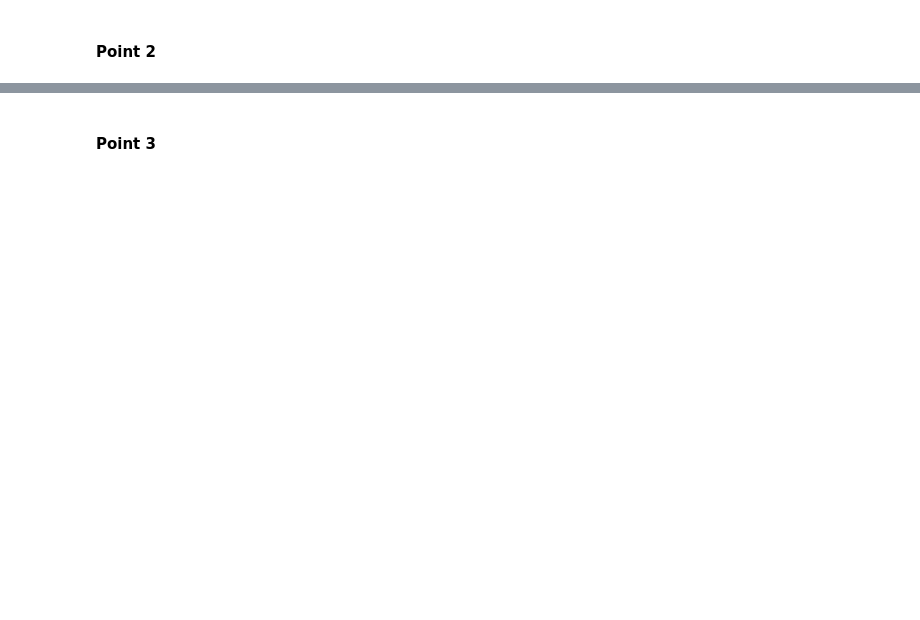
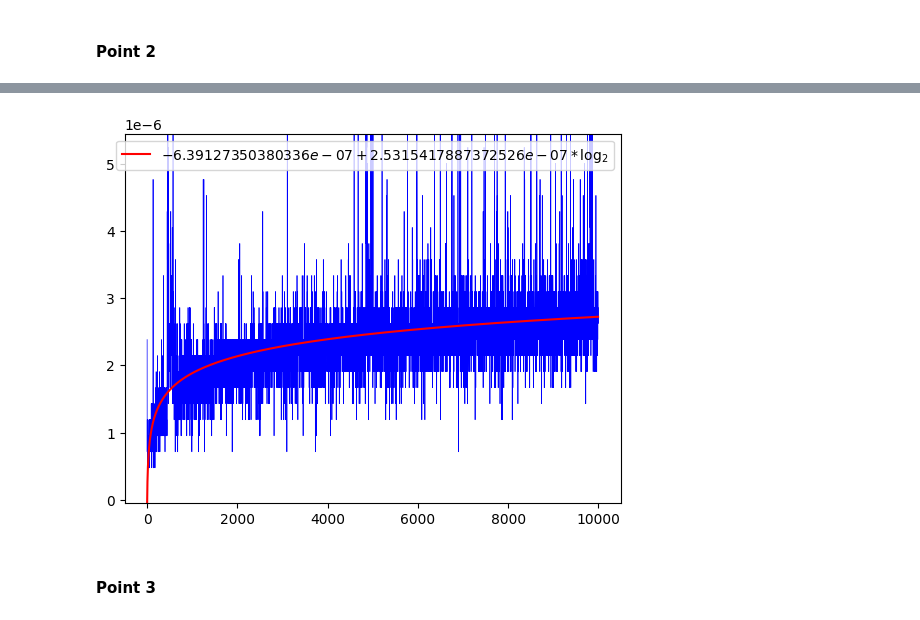
Before and after one commit to mightykatun/epfl-icc-man, a Jupyter notebook: Series/Serie_9/Serie_9.ipynb, the cells around one changed output, grey strips where cells are left out. Drawn from its saved outputs; the diff is of its cells as text; code cells hidden in the pictures; blank space fills up the shorter version.

```diff
--- a/Series/Serie_9/Serie_9.ipynb
+++ b/Series/Serie_9/Serie_9.ipynb
@@ -109,2 +150,37 @@ plt.show()
+# %%
+n_tests = 10000 # grows very slowly need n > 10000 to see anything,
+times2 = []
+
+for i in range(5, n_tests):
+    rand_x = rd.randint(100, 200)
+
+    ### "smart list" crafted to test the algorithm
+    first_part = [rd.randint(0, 100) for _ in range(rd.randint(2, i // 2))]
+    last_part = [rd.randint(200, 300) for _ in range(rd.randint(2, i // 2))]
+    middle_part = [rand_x for j in range(i - len(first_part) - len(last_part))]
+    temp_list = sorted(first_part + middle_part + last_part)
+
+    a = tm.time()
+    search_first(temp_list, rand_x)
+    b = tm.time()
+
+    times2.append(b - a)
+# %%
+from scipy.optimize import curve_fit
+import numpy as np
+
+f = lambda x, a, b: a + b*np.log2(x)
+
+popt, pcov = curve_fit(f, range(5, n_tests), times2)
+
+log = [(a := popt[0]) + (b := popt[1])*np.log2(i) for i in range(5, n_tests)]
+
+plt.plot(times2, color='blue', linewidth=0.5)
+plt.plot(log, color='red', label=rf'${a}+{b}*\log_{2}$')
+plt.legend()
+plt.ylim((log[0], 2*log[-1]))
+plt.show()
+# %% [output]
+[figure, added]
 # %% [markdown]
 #### Point 3
```
Also changed, not shown: parts of 10 cells of this notebook.
